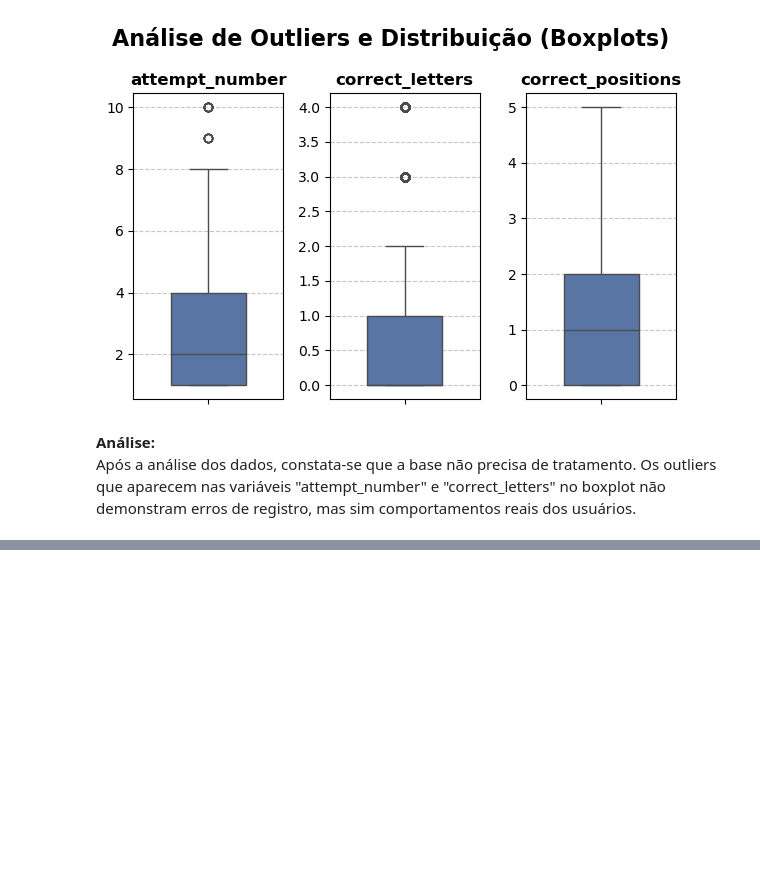
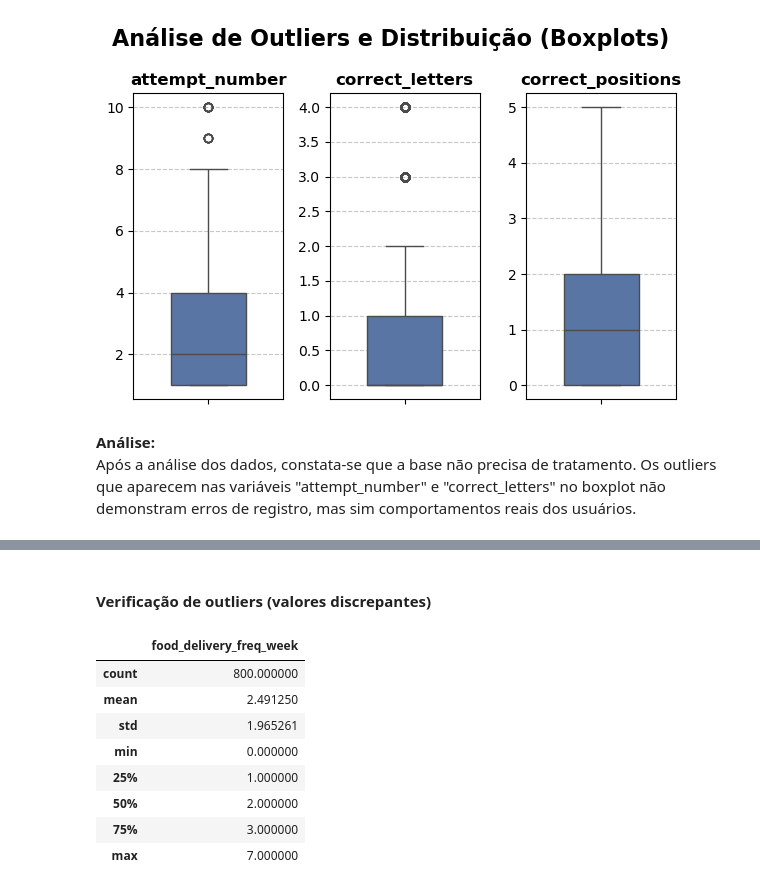
Before and after one commit to Fernandonneto/Case_Processo_Seletivo_-_Analista_de_Dados_Produto_-_Growth, a Jupyter notebook: I_Etapa_-_Tratamento_dados.ipynb, the cells around one changed output, grey strips where cells are left out. Drawn from its saved outputs; the diff is of its cells as text; code cells hidden in the pictures; blank space fills up the shorter version.

```diff
--- a/I_Etapa_-_Tratamento_dados.ipynb
+++ b/I_Etapa_-_Tratamento_dados.ipynb
@@ -444,0 +739,15 @@ Após a análise dos dados, constata-se que a base não precisa de tratamento. O
+# %% [markdown]
+#### Verificação de outliers (valores discrepantes)
+# %%
+# Verificação de outliers (valores discrepantes)
+usuarios.describe()
+# %% [output]
+|  | food_delivery_freq_week |
+| count | 800.000000 |
+| mean | 2.491250 |
+| std | 1.965261 |
+| min | 0.000000 |
+| 25% | 1.000000 |
+| 50% | 2.000000 |
+| 75% | 3.000000 |
+| max | 7.000000 |
```
Also changed, not shown: parts of 35 cells of this notebook.
